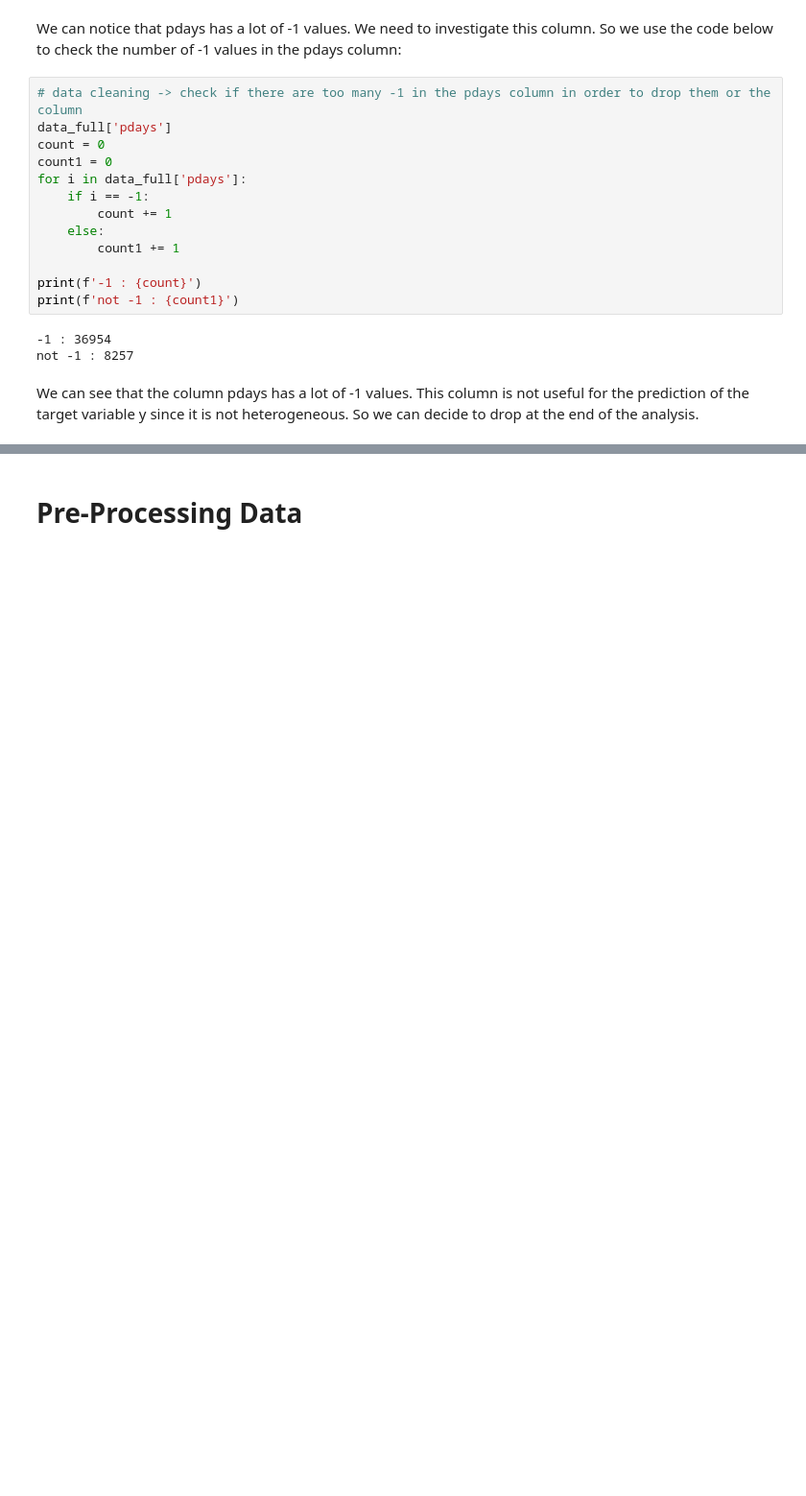
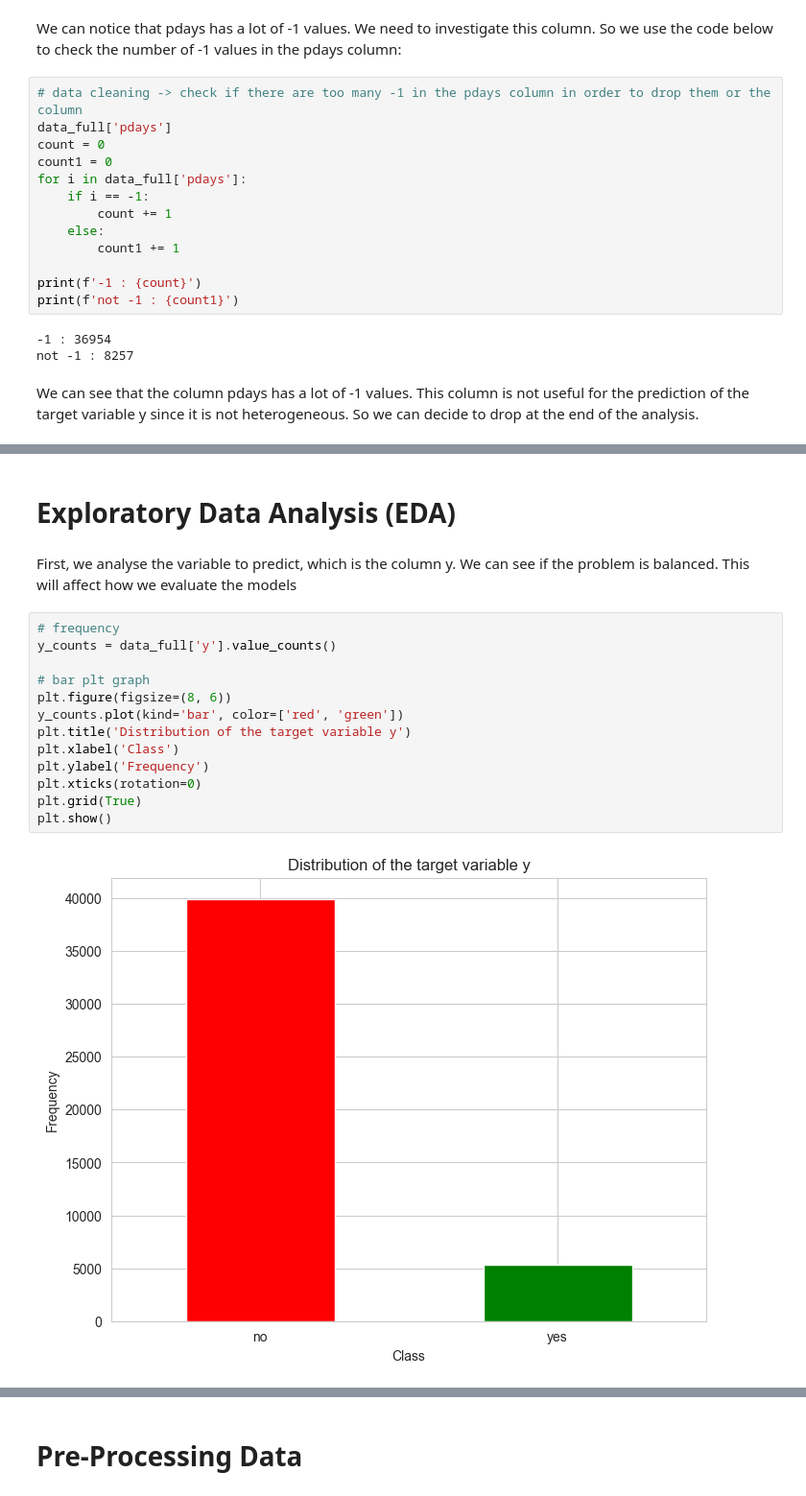
Before and after one commit to Steeve3/ML-model, a Jupyter notebook: notebooks/bank_notebook.ipynb, the cells around one changed output, grey strips where cells are left out. Shown at 96% size. Cells and saved outputs as stored; diff of their text form; blank space fills up the shorter version.

```diff
--- a/notebooks/bank_notebook.ipynb
+++ b/notebooks/bank_notebook.ipynb
@@ -162,0 +134,19 @@ We can see that the column pdays has a lot of -1 values. This column is not usef
+# %% [markdown]
+# Exploratory Data Analysis (EDA)
+# %% [markdown]
+First, we analyse the variable to predict, which is the column y. We can see if the problem is balanced. This will affect how we evaluate the models
+# %%
+# frequency
+y_counts = data_full['y'].value_counts()
+
+# bar plt graph
+plt.figure(figsize=(8, 6))
+y_counts.plot(kind='bar', color=['red', 'green'])
+plt.title('Distribution of the target variable y')
+plt.xlabel('Class')
+plt.ylabel('Frequency')
+plt.xticks(rotation=0)
+plt.grid(True)
+plt.show()
+# %% [output]
+[figure, added]
```
Also changed, not shown: parts of 15 cells of this notebook.
